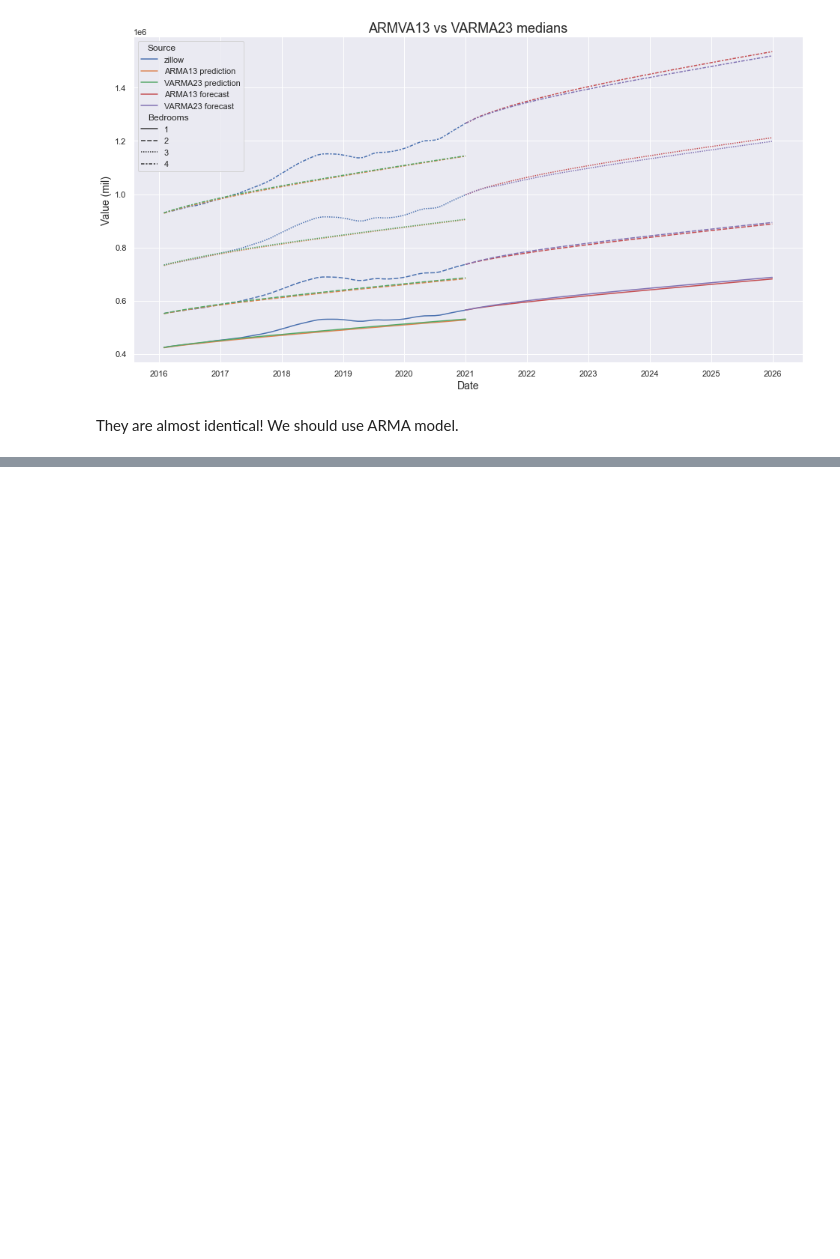
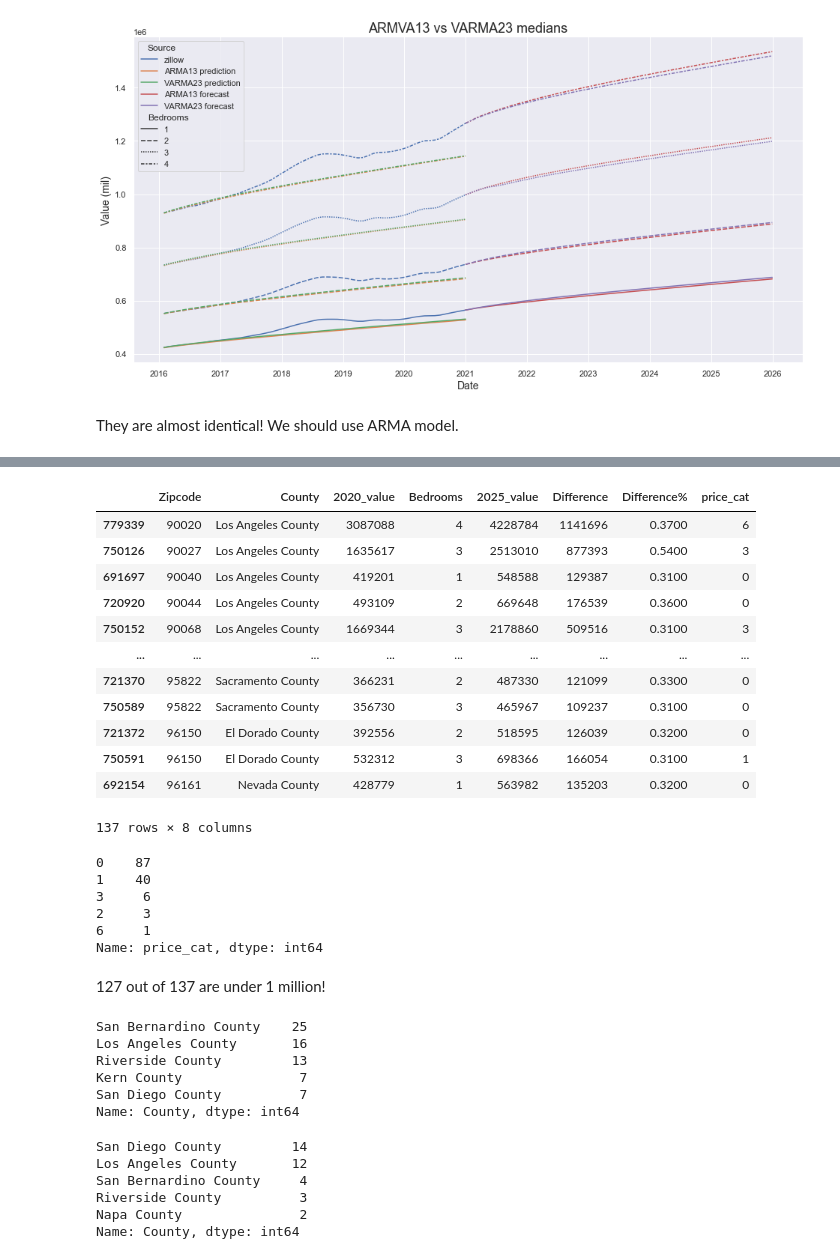
Before and after one commit to tc18fwd/SpringBoard, a Jupyter notebook: Capstone Three/Capstone 3 Model comparison.ipynb, the cells around one changed output, grey strips where cells are left out. Cells and saved outputs as stored; diff of their text form; code cells hidden in the pictures; blank space fills up the shorter version.

```diff
--- a/Capstone Three/Capstone 3 Model comparison.ipynb
+++ b/Capstone Three/Capstone 3 Model comparison.ipynb
@@ -327,0 +429,12 @@ They are almost identical! We should use ARMA model.
+# %%
+arima13_2020 = arima13[(arima13['Date'] == '2020-12-31') & (arima13['Source'] == 'forecast')].sort_values(['Zipcode', 'Bedrooms'])
+arima13_2025 = arima13[(arima13['Date'] == '2025-12-31') & (arima13['Source'] == 'forecast')].sort_values(['Zipcode', 'Bedrooms'])
+# %%
+arima_diff = arima13_2020.copy()
+arima_diff.rename(columns={"Value": "2020_value"}, inplace=True)
+arima_diff['2025_value'] = list(arima13_2025.Value)
+arima_diff.rename(columns={"Value": "2025_value"}, inplace=True)
+arima_diff['Difference'] = arima_diff['2025_value'] - arima_diff['2020_value']
+arima_diff['Difference%'] = np.round_(arima_diff['Difference']/arima_diff['2020_value'],2)
+arima_diff.drop(columns=['Date','Source'], inplace=True)
+arima_diff.head()
@@ -327,0 +448,8 @@ They are almost identical! We should use ARMA model.
+# %%
+# cateogrize by number of 500k
+cat_list = []
+for i in range(len(arima_diff)):
+    cat_list.append(arima_diff.iloc[i, 2]//500000)
+# %%
+arima_diff['price_cat'] = cat_list
+arima_diff.head()
@@ -327,0 +463,28 @@ They are almost identical! We should use ARMA model.
+# %%
+arma30 = arima_diff[arima_diff['Difference%'] >= 0.3]
+arma30
+# %% [output]
+|  | Zipcode | County | 2020_value | Bedrooms | 2025_value | Difference | Difference% | price_cat |
+| 779339 | 90020 | Los Angeles County | 3087088 | 4 | 4228784 | 1141696 | 0.3700 | 6 |
+| 750126 | 90027 | Los Angeles County | 1635617 | 3 | 2513010 | 877393 | 0.5400 | 3 |
+| 691697 | 90040 | Los Angeles County | 419201 | 1 | 548588 | 129387 | 0.3100 | 0 |
+| 720920 | 90044 | Los Angeles County | 493109 | 2 | 669648 | 176539 | 0.3600 | 0 |
+| 750152 | 90068 | Los Angeles County | 1669344 | 3 | 2178860 | 509516 | 0.3100 | 3 |
+| ... | ... | ... | ... | ... | ... | ... | ... | ... |
+| 721370 | 95822 | Sacramento County | 366231 | 2 | 487330 | 121099 | 0.3300 | 0 |
+| 750589 | 95822 | Sacramento County | 356730 | 3 | 465967 | 109237 | 0.3100 | 0 |
+| 721372 | 96150 | El Dorado County | 392556 | 2 | 518595 | 126039 | 0.3200 | 0 |
+| 750591 | 96150 | El Dorado County | 532312 | 3 | 698366 | 166054 | 0.3100 | 1 |
+| 692154 | 96161 | Nevada County | 428779 | 1 | 563982 | 135203 | 0.3200 | 0 |
+137 rows × 8 columns
+# %%
+arma30.price_cat.value_counts()
+# %% [output]
+0    87
+1    40
+3     6
+2     3
+6     1
+Name: price_cat, dtype: int64
+# %% [markdown]
+127 out of 137 are under 1 million!
@@ -327,0 +494,18 @@ They are almost identical! We should use ARMA model.
+# %%
+arma0.County.value_counts().head(5)
+# %% [output]
+San Bernardino County    25
+Los Angeles County       16
+Riverside County         13
+Kern County               7
+San Diego County          7
+Name: County, dtype: int64
+# %%
+arma1.County.value_counts().head(5)
+# %% [output]
+San Diego County         14
+Los Angeles County       12
+San Bernardino County     4
+Riverside County          3
+Napa County               2
+Name: County, dtype: int64
```
Also changed, not shown: parts of 16 cells of this notebook, 18 other files.
